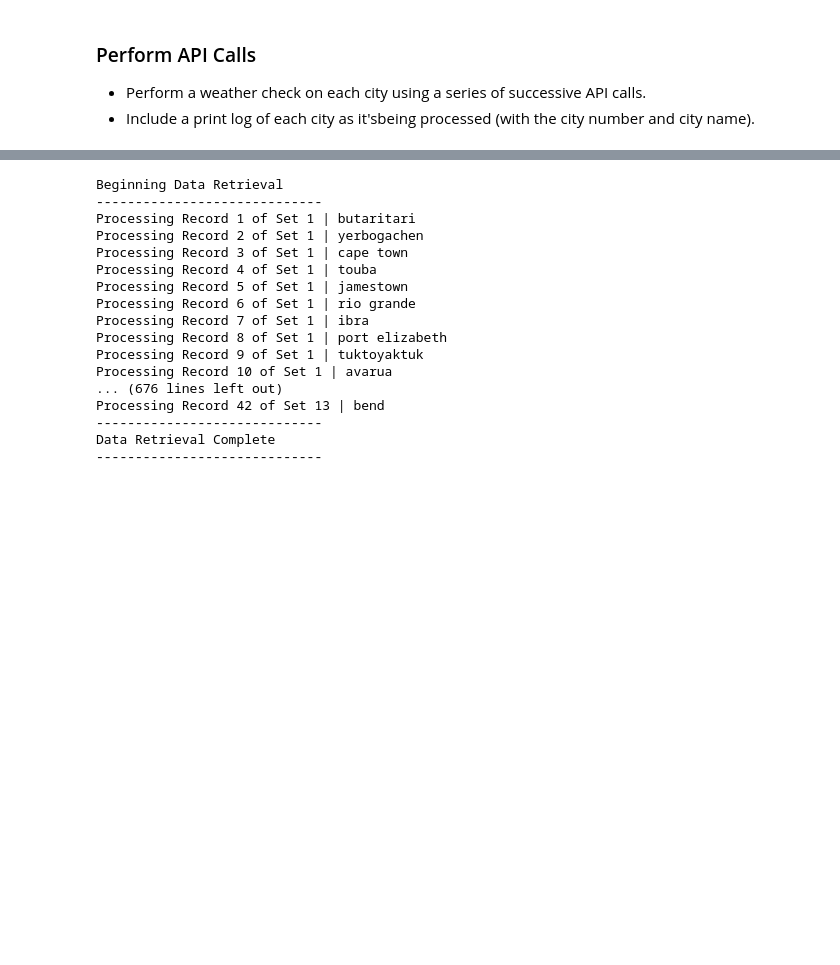
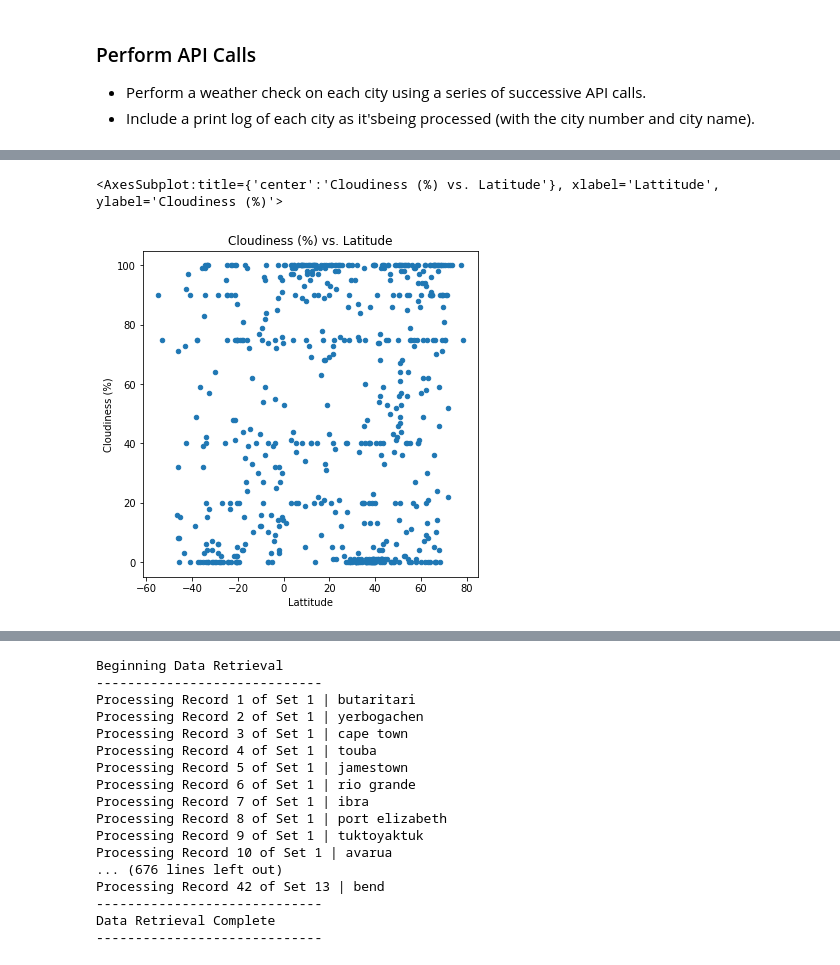
Before and after one commit to Garywtne/python-api-challenge, a Jupyter notebook: WeatherPy/WeatherPy.ipynb, the cells around one changed output, grey strips where cells are left out. Cells and saved outputs as stored; diff of their text form; code cells hidden in the pictures; blank space fills up the shorter version.

```diff
--- a/WeatherPy/WeatherPy.ipynb
+++ b/WeatherPy/WeatherPy.ipynb
@@ -63,0 +133,6 @@ print(lat_lngs)
+# %%
+# Create a scatter plot which compares Cloudiness (%) vs. Latitude
+scatter_clean.plot(kind="scatter", x="Lattitude", y="Cloudiness (%)", figsize=(6,6), title="Cloudiness (%) vs. Latitude")
+# %% [output]
+<AxesSubplot:title={'center':'Cloudiness (%) vs. Latitude'}, xlabel='Lattitude', ylabel='Cloudiness (%)'>
+[figure, added]
```
Also changed, not shown: parts of 11 cells of this notebook, 1 other file.
